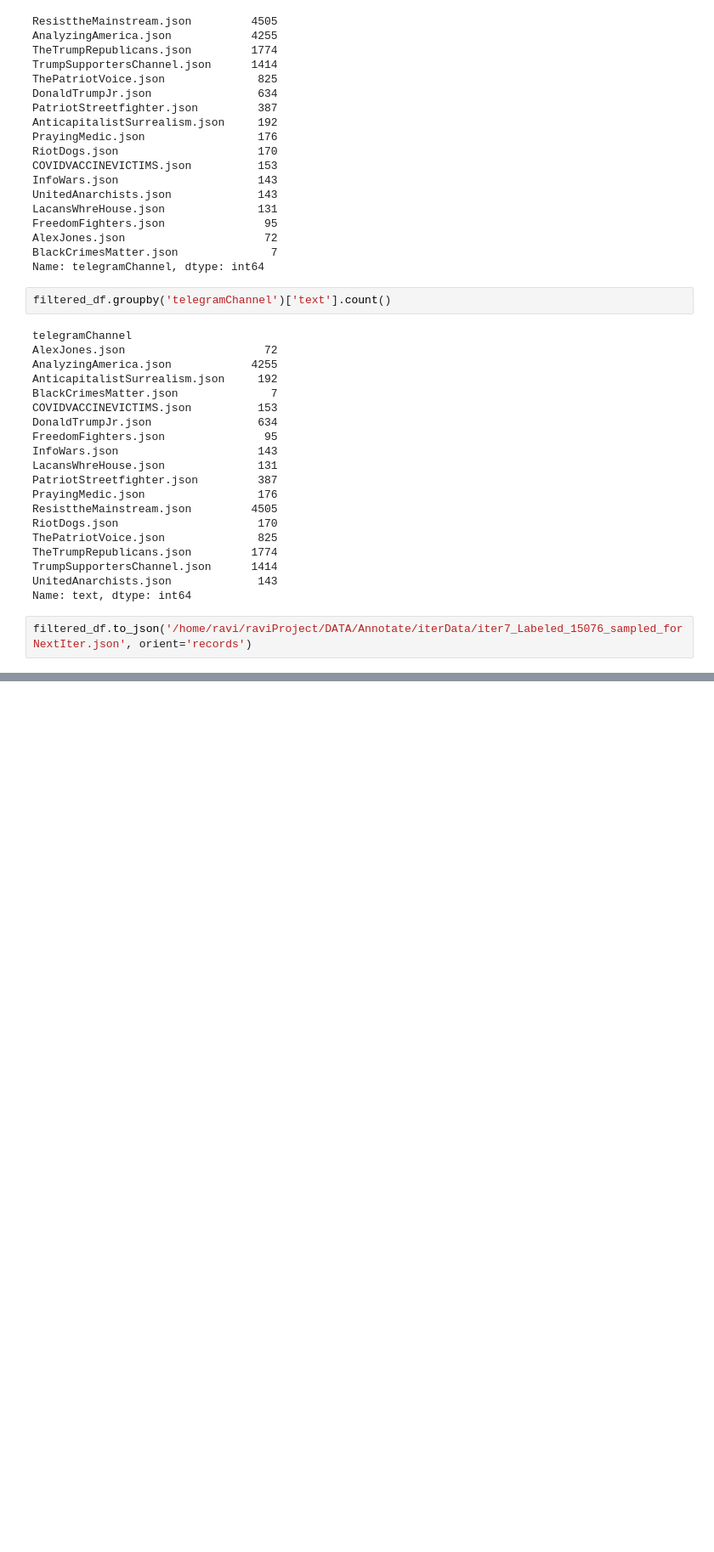
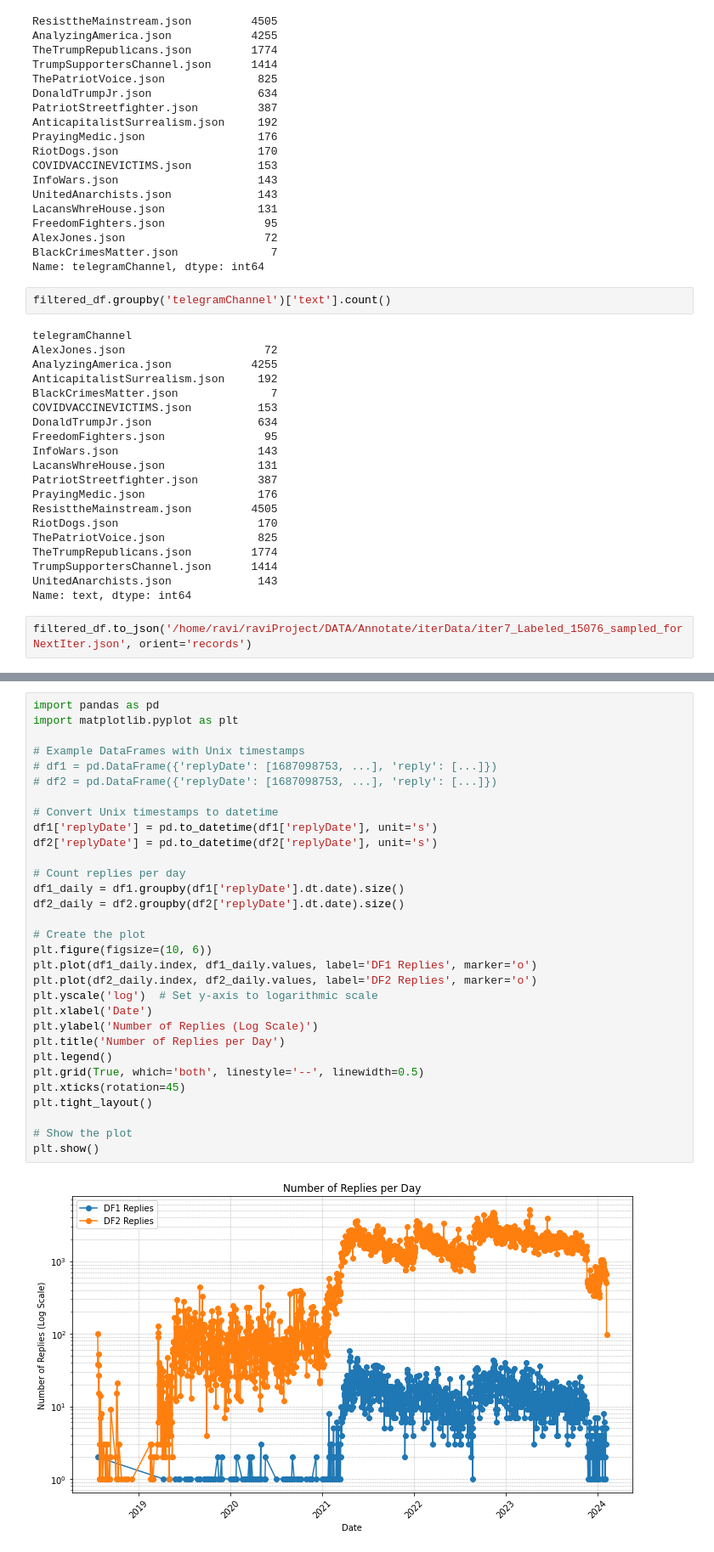
Before and after one commit to kamalravi/TelegramThreatLevel, a Jupyter notebook: annotate/For_Data_Paper.ipynb, the cells around one changed output, grey strips where cells are left out. Shown: that part at 85% size. Drawn from its saved outputs; the diff is of its cells as text; blank space fills up the shorter version.

```diff
--- a/annotate/For_Data_Paper.ipynb
+++ b/annotate/For_Data_Paper.ipynb
@@ -211,0 +333,33 @@ filtered_df.to_json('/home/ravi/raviProject/DATA/Annotate/iterData/iter7_Labeled
+# %%
+import pandas as pd
+import matplotlib.pyplot as plt
+
+# Example DataFrames with Unix timestamps
+# df1 = pd.DataFrame({'replyDate': [1687098753, ...], 'reply': [...]})
+# df2 = pd.DataFrame({'replyDate': [1687098753, ...], 'reply': [...]})
+
+# Convert Unix timestamps to datetime
+df1['replyDate'] = pd.to_datetime(df1['replyDate'], unit='s')
+df2['replyDate'] = pd.to_datetime(df2['replyDate'], unit='s')
+
+# Count replies per day
+df1_daily = df1.groupby(df1['replyDate'].dt.date).size()
+df2_daily = df2.groupby(df2['replyDate'].dt.date).size()
+
+# Create the plot
+plt.figure(figsize=(10, 6))
+plt.plot(df1_daily.index, df1_daily.values, label='DF1 Replies', marker='o')
+plt.plot(df2_daily.index, df2_daily.values, label='DF2 Replies', marker='o')
+plt.yscale('log')  # Set y-axis to logarithmic scale
+plt.xlabel('Date')
+plt.ylabel('Number of Replies (Log Scale)')
+plt.title('Number of Replies per Day')
+plt.legend()
+plt.grid(True, which='both', linestyle='--', linewidth=0.5)
+plt.xticks(rotation=45)
+plt.tight_layout()
+
+# Show the plot
+plt.show()
+# %% [output]
+[figure, added]
```
Also changed, not shown: parts of 17 cells of this notebook.
